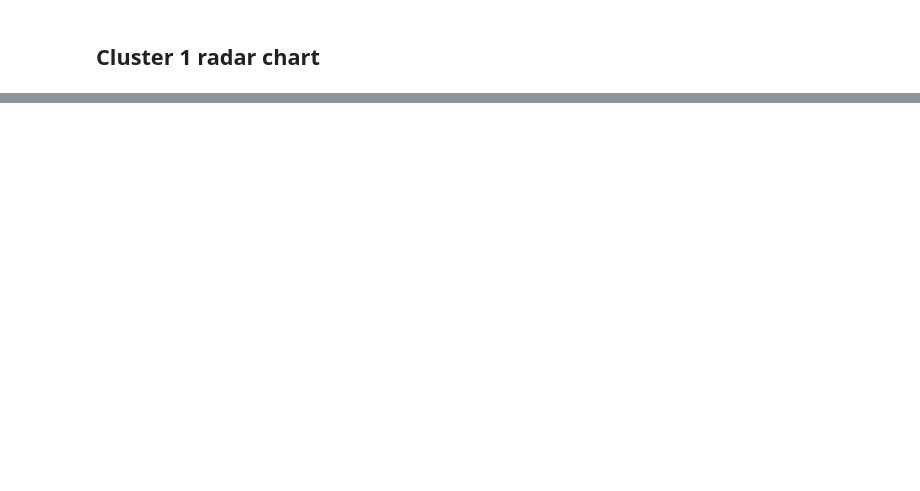
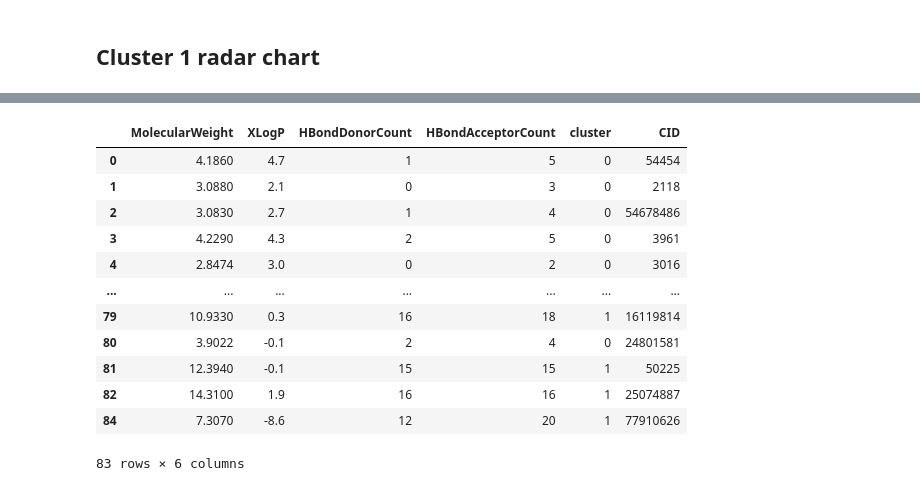
Before and after one commit to JKosciukiewicz/MLDD_Project, a Jupyter notebook: Clustering_examples.ipynb, the cells around one changed output, grey strips where cells are left out. Saved outputs shown, nothing was run; the diff lists cells and outputs as text; code cells hidden in the pictures; blank space fills up the shorter version.

```diff
--- a/Clustering_examples.ipynb
+++ b/Clustering_examples.ipynb
@@ -353,0 +430,19 @@ fig_5.write_image('./fig_5.png')
+# %%
+df_copy = df.copy()
+# Rescale 'MolecularWeight' column by 0.01
+df_copy['MolecularWeight'] = df_copy['MolecularWeight'] * 0.01
+df_copy
+# %% [output]
+|  | MolecularWeight | XLogP | HBondDonorCount | HBondAcceptorCount | cluster | CID |
+| 0 | 4.1860 | 4.7 | 1 | 5 | 0 | 54454 |
+| 1 | 3.0880 | 2.1 | 0 | 3 | 0 | 2118 |
+| 2 | 3.0830 | 2.7 | 1 | 4 | 0 | 54678486 |
+| 3 | 4.2290 | 4.3 | 2 | 5 | 0 | 3961 |
+| 4 | 2.8474 | 3.0 | 0 | 2 | 0 | 3016 |
+| ... | ... | ... | ... | ... | ... | ... |
+| 79 | 10.9330 | 0.3 | 16 | 18 | 1 | 16119814 |
+| 80 | 3.9022 | -0.1 | 2 | 4 | 0 | 24801581 |
+| 81 | 12.3940 | -0.1 | 15 | 15 | 1 | 50225 |
+| 82 | 14.3100 | 1.9 | 16 | 16 | 1 | 25074887 |
+| 84 | 7.3070 | -8.6 | 12 | 20 | 1 | 77910626 |
+83 rows × 6 columns
```
Also changed, not shown: parts of 14 cells of this notebook.
